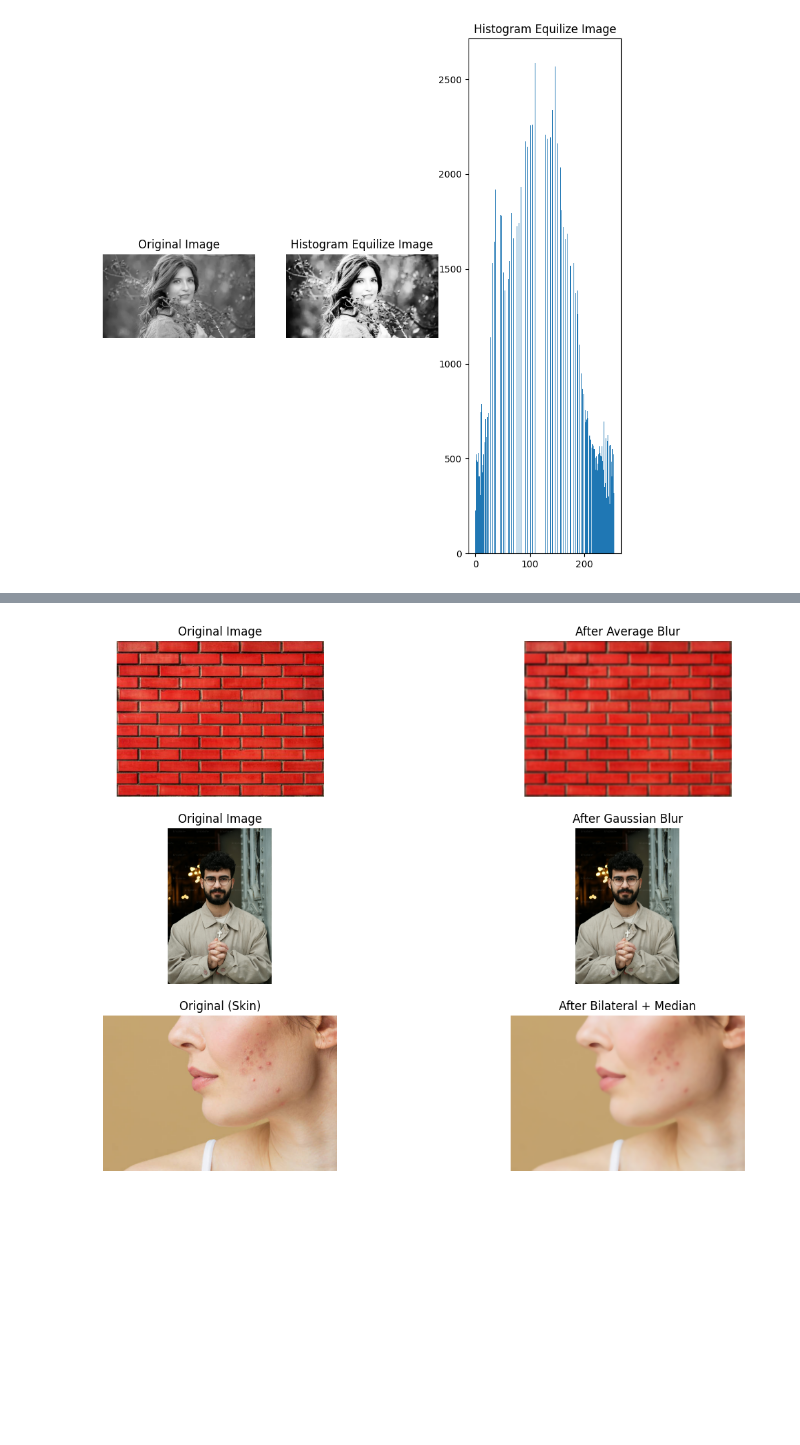
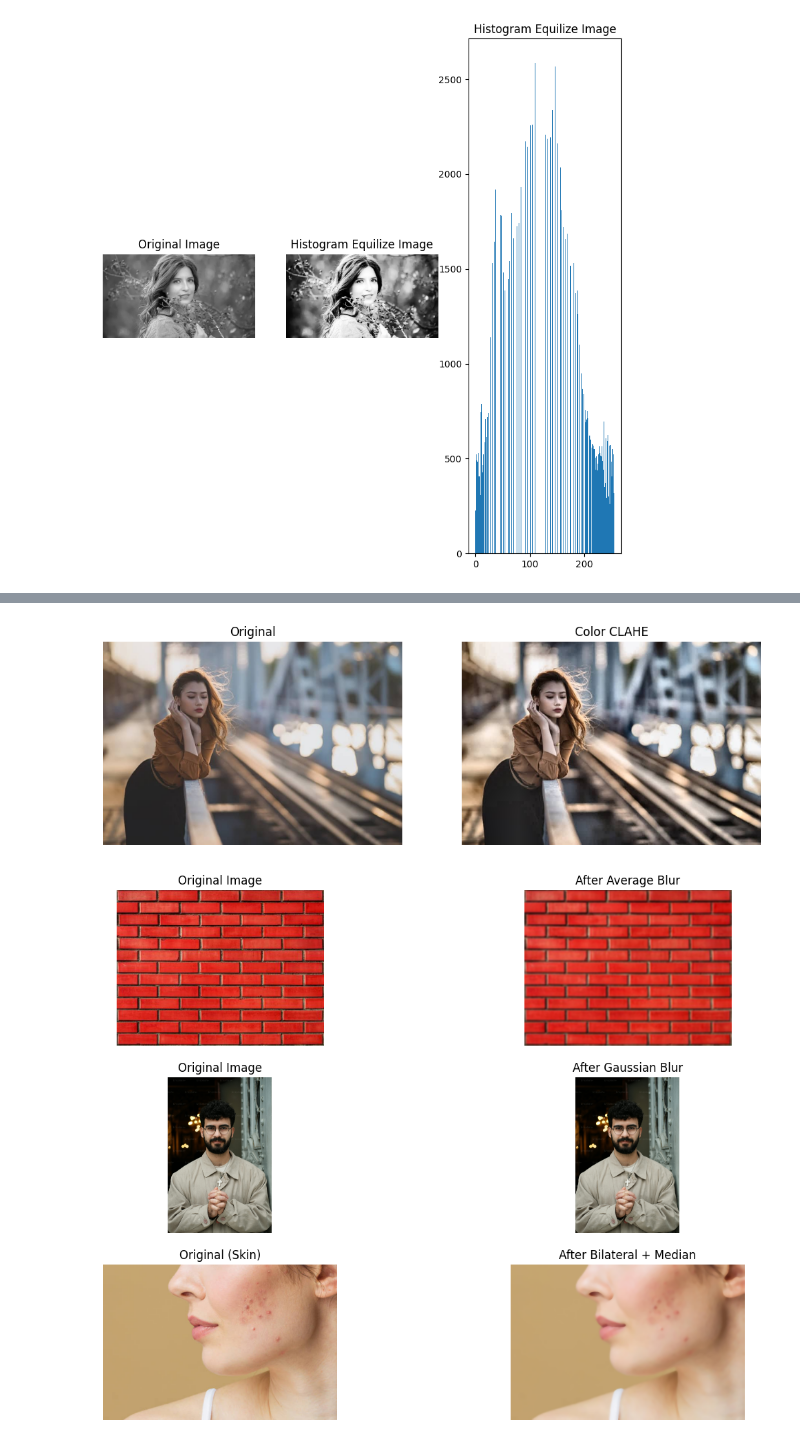
Before and after one commit to EKANATH9/VRSU, a Jupyter notebook: Program-1.ipynb, the cells around one changed output, grey strips where cells are left out. Saved outputs shown, nothing was run; the diff lists cells and outputs as text; code cells hidden in the pictures; blank space fills up the shorter version.

```diff
--- a/Program-1.ipynb
+++ b/Program-1.ipynb
@@ -35,3 +60,30 @@ plt.show()
+# %%
+#Point Processing
+#color Enhancement
+import cv2
+import matplotlib.pyplot as plt
+img = cv2.imread("/content/sample_data/most-beautiful-women1.jpg")
+img_ycrcb = cv2.cvtColor(img, cv2.COLOR_BGR2YCrCb)
+# Split Y, Cr, Cb
+Y, Cr, Cb = cv2.split(img_ycrcb)
+# CLAHE on Y channel
+clahe = cv2.createCLAHE(clipLimit=2.5, tileGridSize=(8,8))
+Y_clahe = clahe.apply(Y)
+# Merge & convert back
+img_clahe = cv2.merge((Y_clahe, Cr, Cb))
+img_clahe = cv2.cvtColor(img_clahe, cv2.COLOR_YCrCb2BGR)
+plt.figure(figsize=(12,5))
+plt.subplot(1,2,1)
+plt.title("Original")
+plt.imshow(cv2.cvtColor(img, cv2.COLOR_BGR2RGB))
+plt.axis("off")
+plt.subplot(1,2,2)
+plt.title("Color CLAHE")
+plt.imshow(cv2.cvtColor(img_clahe, cv2.COLOR_BGR2RGB))
+plt.axis("off")
+plt.show()
+# %% [output]
+[figure, added]
 # %%
 import cv2
 import numpy as np
```
Also changed, not shown: parts of 3 cells of this notebook.
